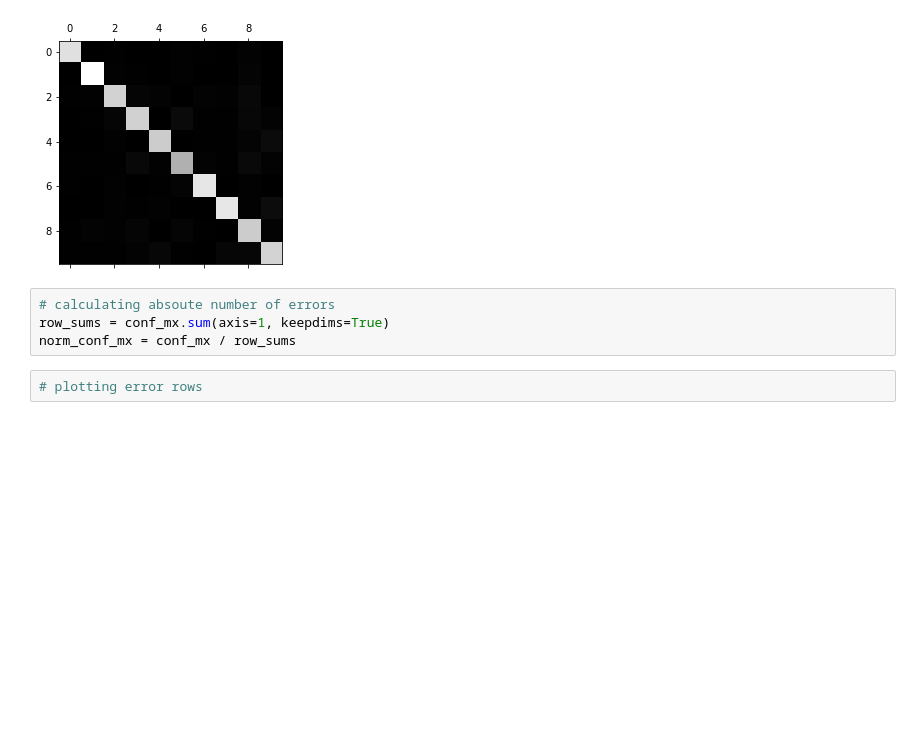
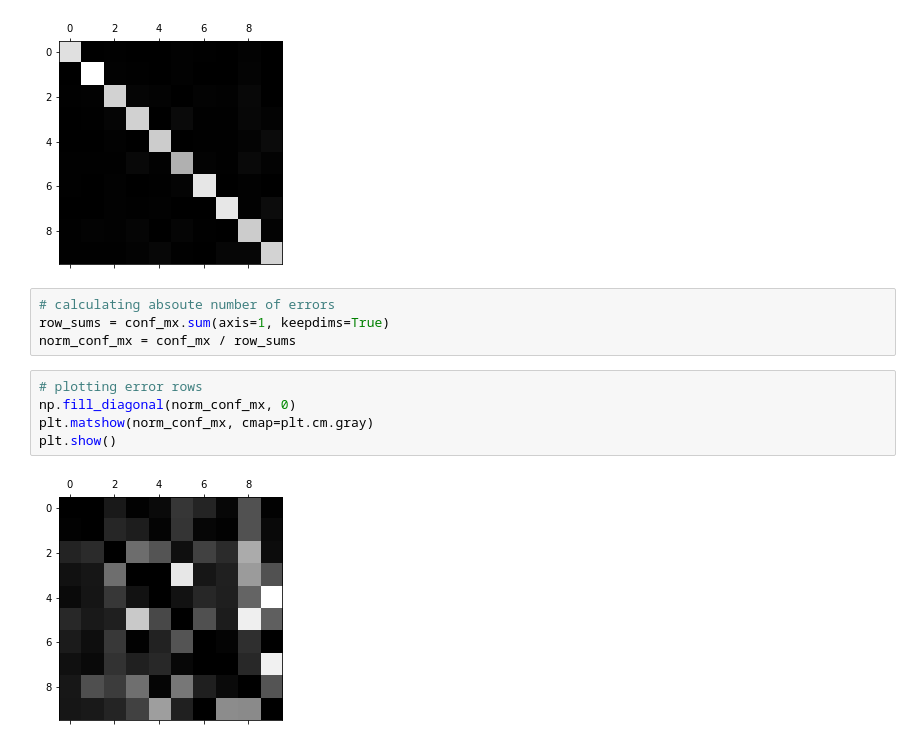
Before and after one commit to cmannnn/mnist, a Jupyter notebook: MNIST.ipynb, the cells around one changed output. Drawn from its saved outputs; the diff is of its cells as text; blank space fills up the shorter version.

```diff
--- a/MNIST.ipynb
+++ b/MNIST.ipynb
@@ -378,5 +378,10 @@ plt.show()
 # calculating absoute number of errors
 row_sums = conf_mx.sum(axis=1, keepdims=True)
 norm_conf_mx = conf_mx / row_sums
-# %%
-# plotting error rows
+# %%
+# plotting error rows
+np.fill_diagonal(norm_conf_mx, 0)
+plt.matshow(norm_conf_mx, cmap=plt.cm.gray)
+plt.show()
+# %% [output]
+[figure, added]
```
Also changed, not shown: parts of 2 cells of this notebook.
